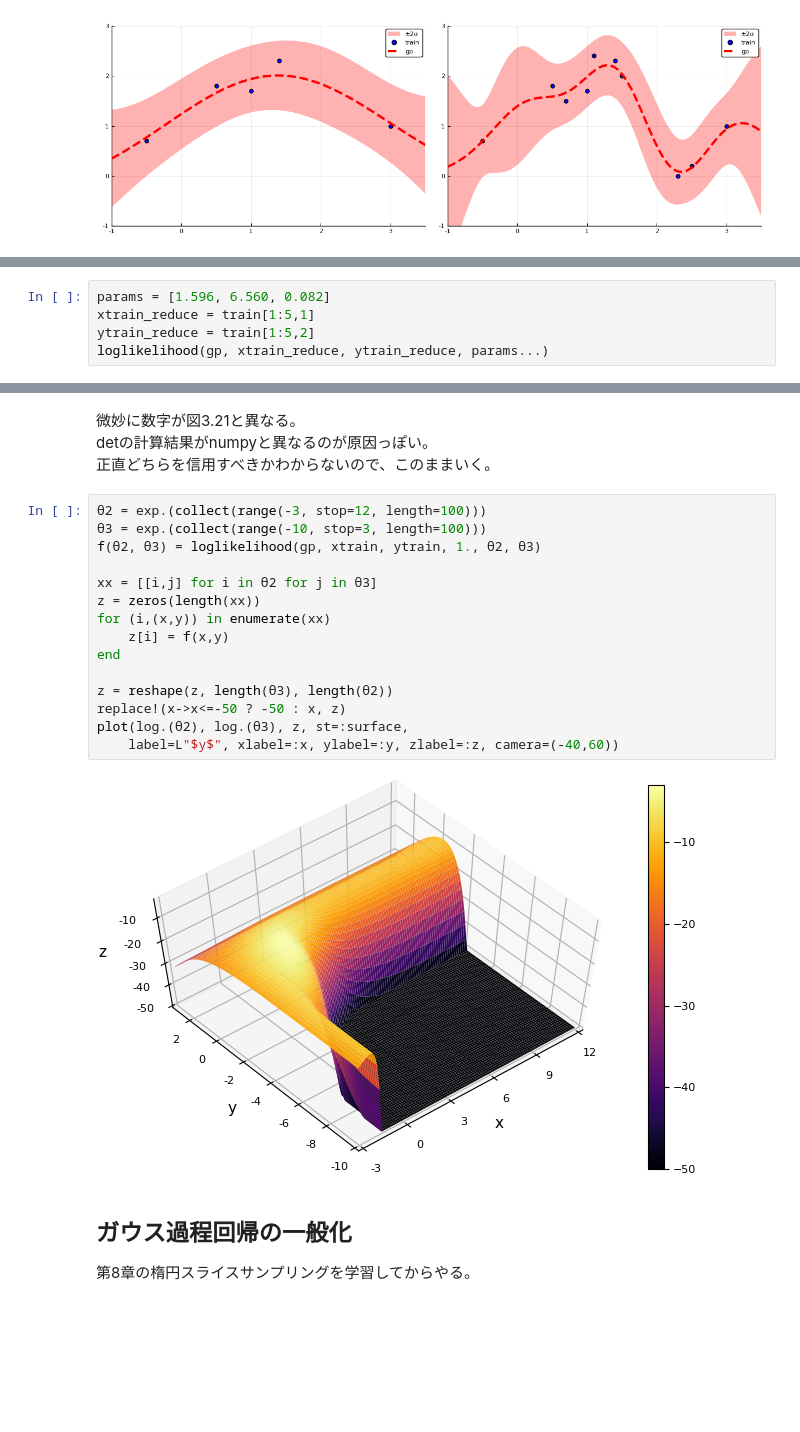
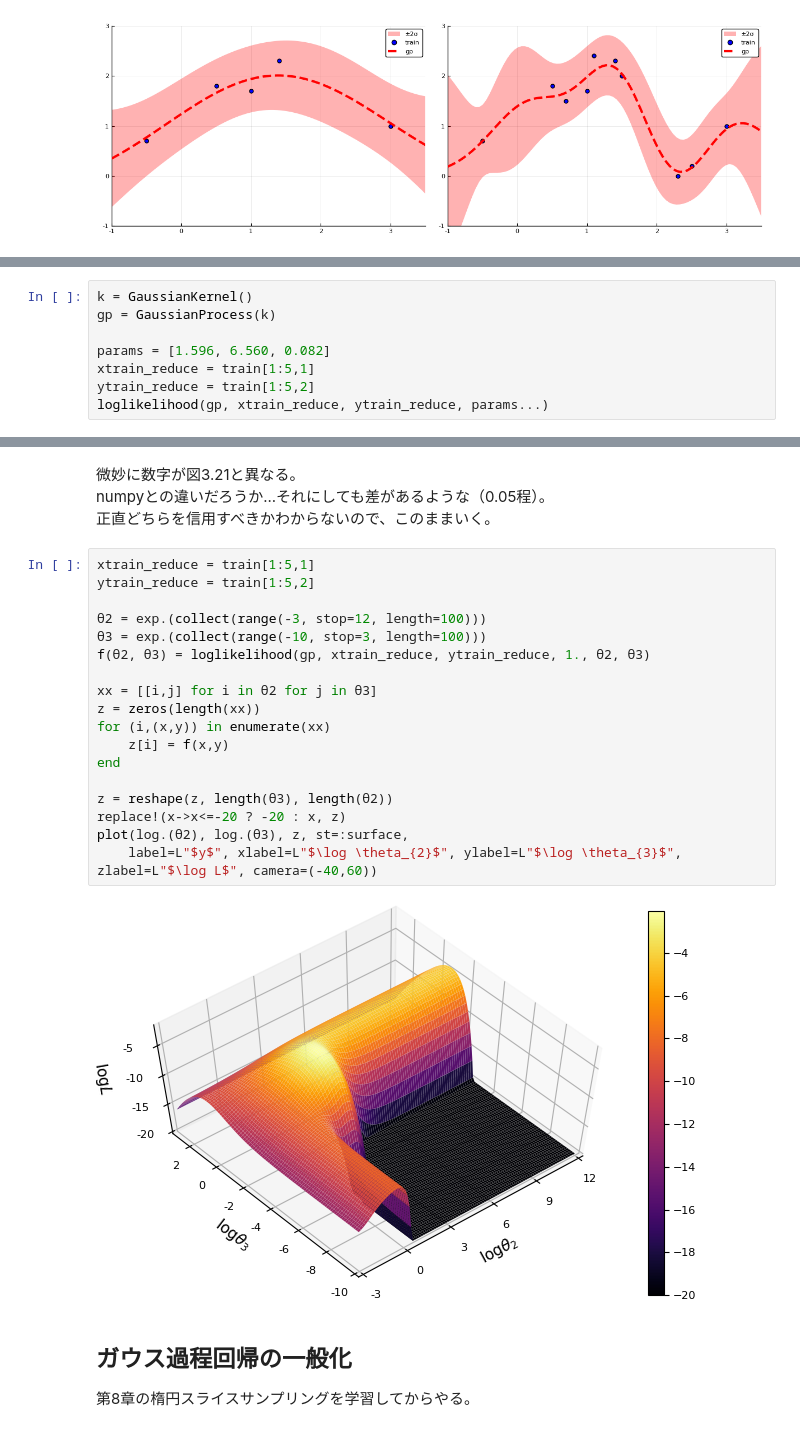
Before and after one commit to sunbluesome/sunbluesome.github.io, a Jupyter notebook: GaussianProcess/chap3/chap3.ipynb, the cells around one changed output, grey strips where cells are left out. Cells and saved outputs as stored; diff of their text form; blank space fills up the shorter version.

```diff
--- a/GaussianProcess/chap3/chap3.ipynb
+++ b/GaussianProcess/chap3/chap3.ipynb
@@ -675,4 +661,7 @@ loglikelihood_deriv (generic function with 1 method)
 # %%
+k = GaussianKernel()
+gp = GaussianProcess(k)
+
 params = [1.596, 6.560, 0.082]
 xtrain_reduce = train[1:5,1]
 ytrain_reduce = train[1:5,2]
@@ -682,24 +671,27 @@ loglikelihood(gp, xtrain_reduce, ytrain_reduce, params...)
 # %% [markdown]
 微妙に数字が図3.21と異なる。
-detの計算結果がnumpyと異なるのが原因っぽい。
+numpyとの違いだろうか...それにしても差があるような（0.05程）。
 正直どちらを信用すべきかわからないので、このままいく。
 # %%
+xtrain_reduce = train[1:5,1]
+ytrain_reduce = train[1:5,2]
+
 θ2 = exp.(collect(range(-3, stop=12, length=100)))
 θ3 = exp.(collect(range(-10, stop=3, length=100)))
-f(θ2, θ3) = loglikelihood(gp, xtrain, ytrain, 1., θ2, θ3)
+f(θ2, θ3) = loglikelihood(gp, xtrain_reduce, ytrain_reduce, 1., θ2, θ3)
 
 xx = [[i,j] for i in θ2 for j in θ3]
 z = zeros(length(xx))
 for (i,(x,y)) in enumerate(xx)
     z[i] = f(x,y)
 end
 
 z = reshape(z, length(θ3), length(θ2))
-replace!(x->x<=-50 ? -50 : x, z)
+replace!(x->x<=-20 ? -20 : x, z)
 plot(log.(θ2), log.(θ3), z, st=:surface,
-    label=L"$y$", xlabel=:x, ylabel=:y, zlabel=:z, camera=(-40,60))
+    label=L"$y$", xlabel=L"$\log \theta_{2}$", ylabel=L"$\log \theta_{3}$", zlabel=L"$\log L$", camera=(-40,60))
 # %% [output]
-[figure, old version]
+[figure, new version]
 # %% [markdown]
 ## ガウス過程回帰の一般化
 第8章の楕円スライスサンプリングを学習してからやる。
```
Also changed, not shown: parts of 13 cells of this notebook, 6 other files.
